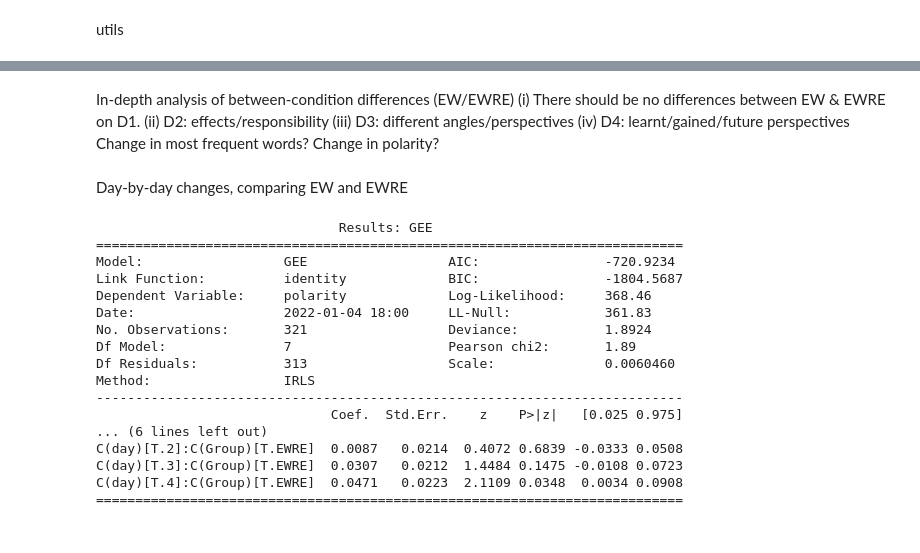
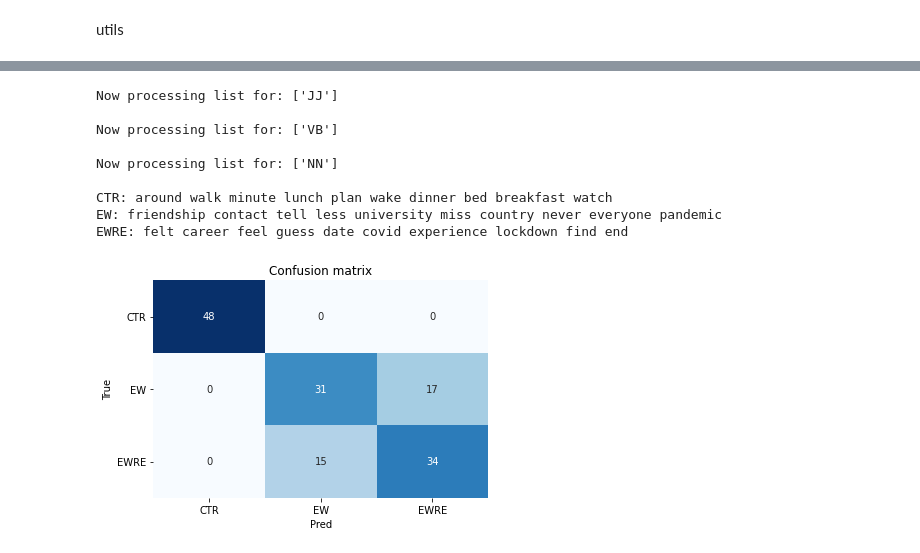
Before and after one commit to lucia-lux/EW_analysis, a Jupyter notebook: scraps.ipynb, the cells around one changed output, grey strips where cells are left out. Saved outputs shown, nothing was run; the diff lists cells and outputs as text; code cells hidden in the pictures.

Commit message:
started building class for similarity analysis

```diff
--- a/scraps.ipynb
+++ b/scraps.ipynb
@@ -744,44 +805,25 @@ The key is 1 = CTR, 2 = EW, 3 = EWRE
-# %% [markdown]
-In-depth analysis of between-condition differences (EW/EWRE)
-(i) There should be no differences between EW & EWRE on D1.
-(ii) D2: effects/responsibility
-(iii) D3: different angles/perspectives
-(iv) D4: learnt/gained/future perspectives
-Change in most frequent words?
-Change in polarity?
-# %% [markdown]
-Day-by-day changes, comparing EW and EWRE
-# %%
-model_polarity_gee = run_gee(
-                            writing_df[writing_df.Group.isin(['EW','EWRE'])],
-                            "id", "polarity ~ C(day) * C(Group)",
-                            cov_structure = sm.cov_struct.Independence(),
-                            resp_family = sm.families.Gaussian()
-                            )
-
-print(model_polarity_gee.summary2())
-# %% [output]
-                               Results: GEE
-===========================================================================
-Model:                  GEE                  AIC:                -720.9234
-Link Function:          identity             BIC:                -1804.5687
-Dependent Variable:     polarity             Log-Likelihood:     368.46
-Date:                   2022-01-04 18:00     LL-Null:            361.83
-No. Observations:       321                  Deviance:           1.8924
-Df Model:               7                    Pearson chi2:       1.89
-Df Residuals:           313                  Scale:              0.0060460
-Method:                 IRLS
----------------------------------------------------------------------------
-                              Coef.  Std.Err.    z    P>|z|   [0.025 0.975]
-... (6 lines left out)
-C(day)[T.2]:C(Group)[T.EWRE]  0.0087   0.0214  0.4072 0.6839 -0.0333 0.0508
-C(day)[T.3]:C(Group)[T.EWRE]  0.0307   0.0212  1.4484 0.1475 -0.0108 0.0723
-C(day)[T.4]:C(Group)[T.EWRE]  0.0471   0.0223  2.1109 0.0348  0.0034 0.0908
-===========================================================================
-# %%
-wa = Word_Analyzer('day','Group','writing_tokens')
-top_adj_df = wa.func_top_words(writing_df, ['JJ'],0)
-top_vbs_df = wa.func_top_words(writing_df,['VB'], 0)
-top_nns_df = wa.func_top_words(writing_df, ['NN'],0)
-top_words_df = wa.func_top_words(writing_df, ['VB','JJ','NN'],0)
+# %%
+# word frequency (token-based) analysis
+wa = Word_Freq_Analyzer('day','Group','writing_tokens',output_dir)
+for word_pos in [['JJ'],['VB'],['NN']]:
+    print(f"Now processing list for: {word_pos}\n")
+    top_words_df = wa.func_top_words(writing_df,word_pos, 0)
+    top_words_df.to_csv(
+                        os.path.join(output_dir,
+                        '_'.join(['most_frequent',word_pos.pop(),
+                        str(date.today())+'.csv']))
+                        )
+res_df,clf = wa.tf_idf_scores(writing_df,'writing',1)
+wa.plot_confusion_matrix()
+# %% [output]
+Now processing list for: ['JJ']
+
+Now processing list for: ['VB']
+
+Now processing list for: ['NN']
+
+CTR: around walk minute lunch plan wake dinner bed breakfast watch
+EW: friendship contact tell less university miss country never everyone pandemic
+EWRE: felt career feel guess date covid experience lockdown find end
+[figure, added]
 # %%
```
Also changed, not shown: parts of 9 cells of this notebook, 13 other files.
